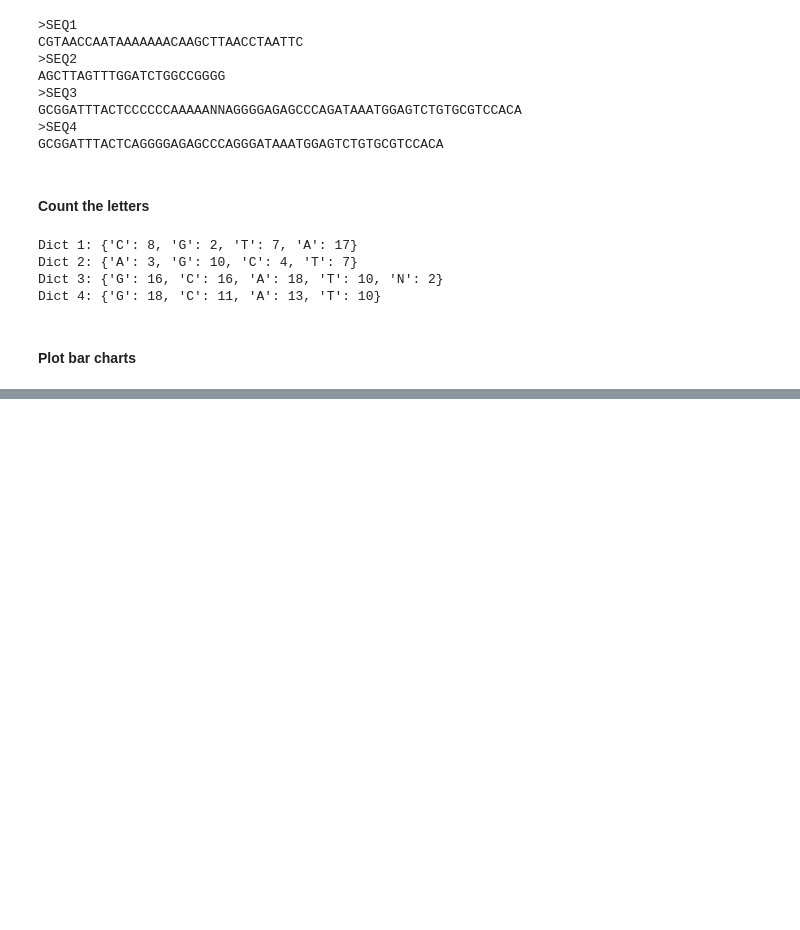
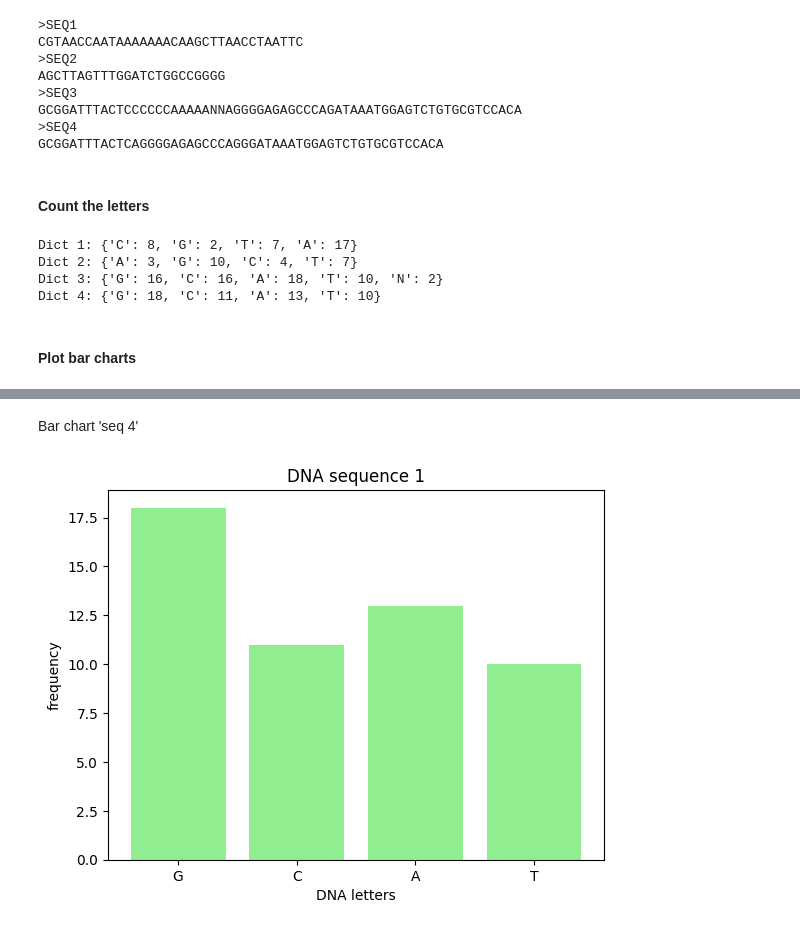
Before and after one commit to LisaYllander92/LAB1_Lisa_yllander_DE25, a Jupyter notebook: LAB_1.ipynb, the cells around one changed output, grey strips where cells are left out. Drawn from its saved outputs; the diff is of its cells as text; code cells hidden in the pictures; blank space fills up the shorter version.

```diff
--- a/LAB_1.ipynb
+++ b/LAB_1.ipynb
@@ -113,0 +159,14 @@ Dict 4: {'G': 18, 'C': 11, 'A': 13, 'T': 10}
+# %% [markdown]
+Bar chart 'seq 4'
+# %%
+x = list(dict4.keys())
+y = list(dict4.values())
+
+plt.bar(x, y, color = "lightgreen")
+
+plt.title("DNA sequence 1")
+plt.xlabel("DNA letters")
+plt.ylabel("frequency")
+plt.show()
+# %% [output]
+[figure, added]
```
Also changed, not shown: parts of 6 cells of this notebook.
